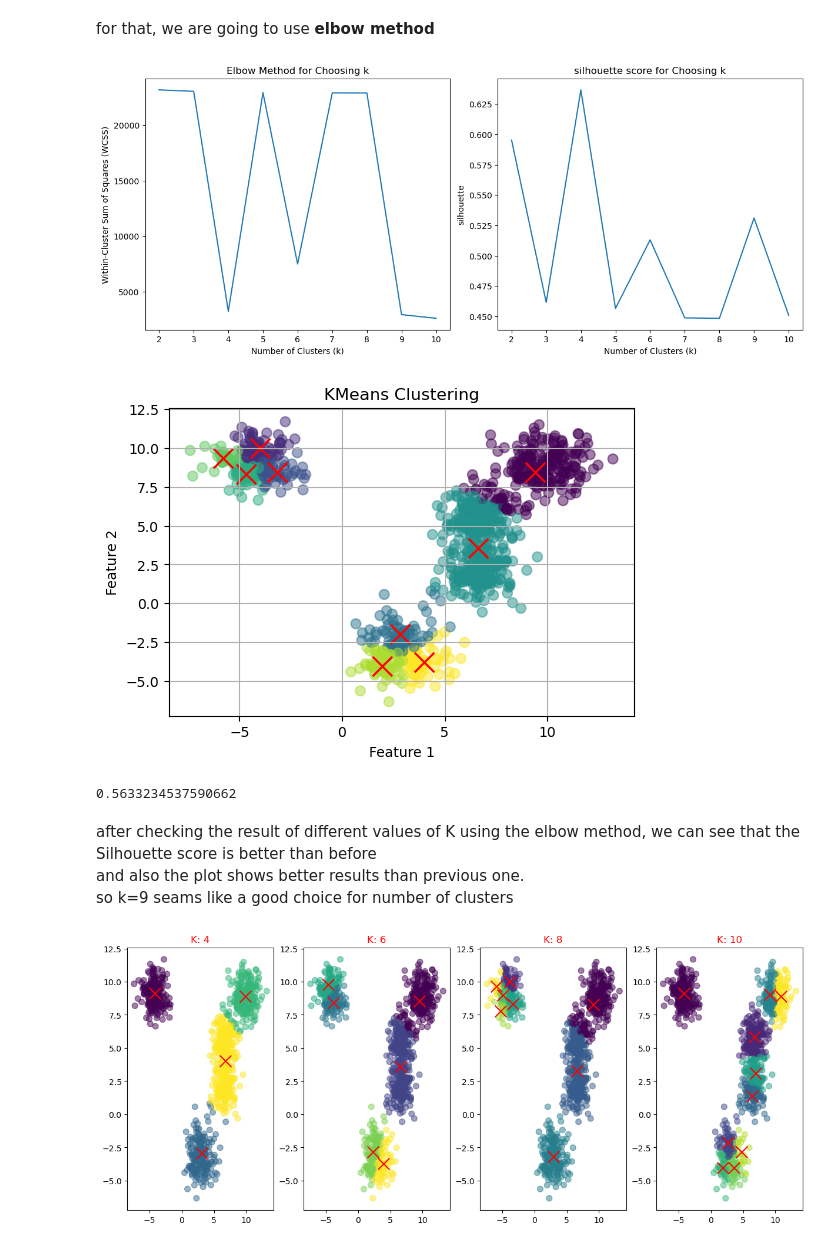
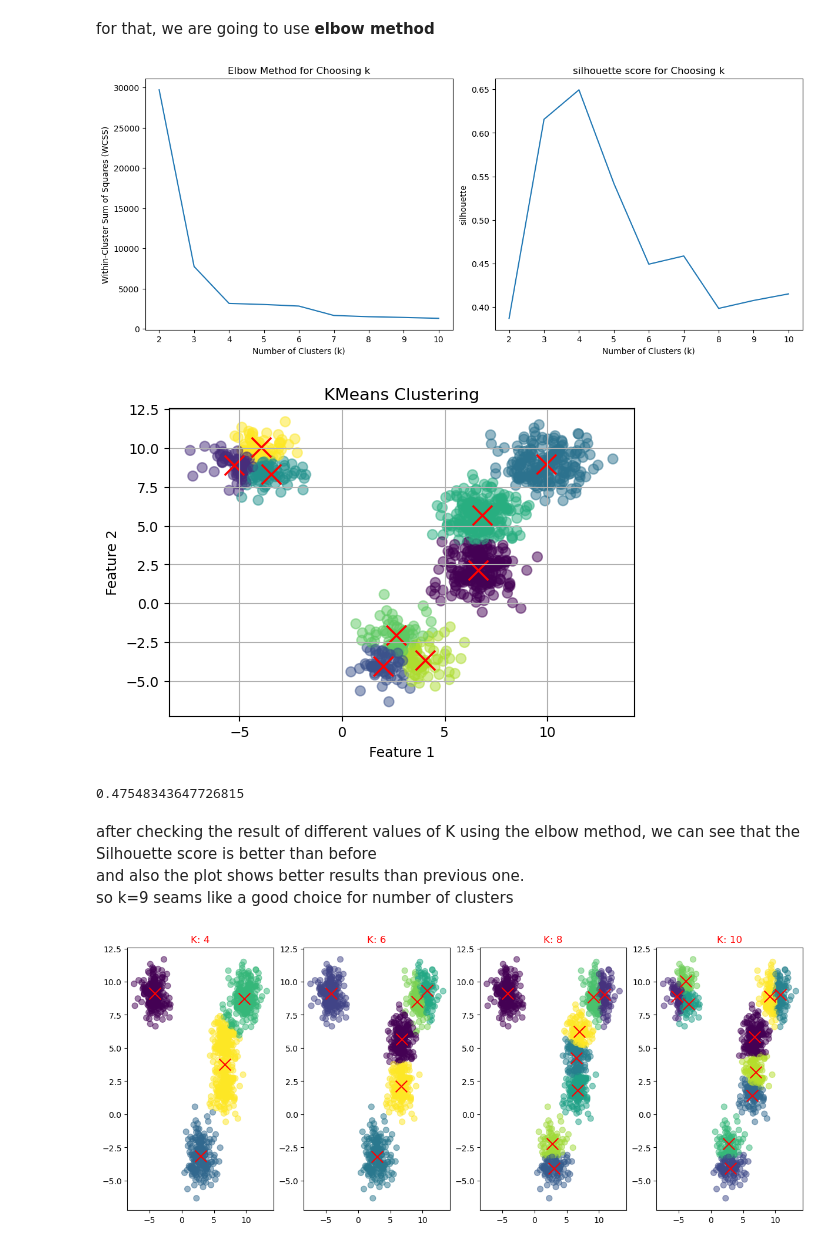
Before and after one commit to artmiss-gns/DeepLearningCourseProjects, a Jupyter notebook: KMeans/main.ipynb, the cells around one changed output. Saved outputs shown, nothing was run; the diff lists cells and outputs as text; code cells hidden in the pictures.

```diff
--- a/KMeans/main.ipynb
+++ b/KMeans/main.ipynb
@@ -229,7 +253,6 @@ for n in n_clusters :
         max_iter=10,
     )
     model.fit(data)
-    model.predict()
     results.append([model.clusters, model.centroids])
 # %%
 fig, ax = plt.subplots(1, len(n_clusters), figsize=(12, 5), layout="constrained")
@@ -258,7 +281,6 @@ for k in range(2, 11):
         max_iter=10,
     )
     model.fit(data)
-    model.predict()
     wcss_values.append(model.evaluate(data, model.clusters, method="wcss"))
     silhouette_values.append(model.evaluate(data, model.clusters, method="Silhouette"))
 
@@ -278,19 +300,18 @@ ax[1].set_title("silhouette score for Choosing k")
 
 plt.show()
 # %% [output]
-[figure, old version]
+[figure, new version]
 # %%
 model_k9 = KMeans(n_clusters=9, centroid_init="kmeans++")
 model_k9.fit(data)
-model_k9.predict()
 
 visualize_clusters(data, model_k9.clusters, model_k9.centroids)
 # %% [output]
-[figure, old version]
+[figure, new version]
 # %%
-model_k9.evaluate(data, model_k8.clusters, method="Silhouette")
+model_k9.evaluate(data, model_k9.clusters, method="Silhouette")
 # %% [output]
-0.5633234537590662
+0.47548343647726815
 # %% [markdown]
 after checking the result of different values of K using the elbow method, we can see that the Silhouette score is better than before
 and also the plot shows better results than previous one.
@@ -305,7 +326,6 @@ for n in n_clusters :
         max_iter=10,
     )
     model.fit(data)
-    model.predict()
     results.append([model.clusters, model.centroids])
 
 fig, ax = plt.subplots(1, len(n_clusters), figsize=(12, 5), layout="constrained")
@@ -316,4 +336,4 @@ for index, result in zip(range(len(n_clusters)), results) :
     ax[index].set_title(f'K: {n_clusters[index]}', color="red")
     # ax[index].grid(True)
 # %% [output]
-[figure, old version]
+[figure, new version]
```
Also changed, not shown: parts of 11 cells of this notebook, 2 other files.
